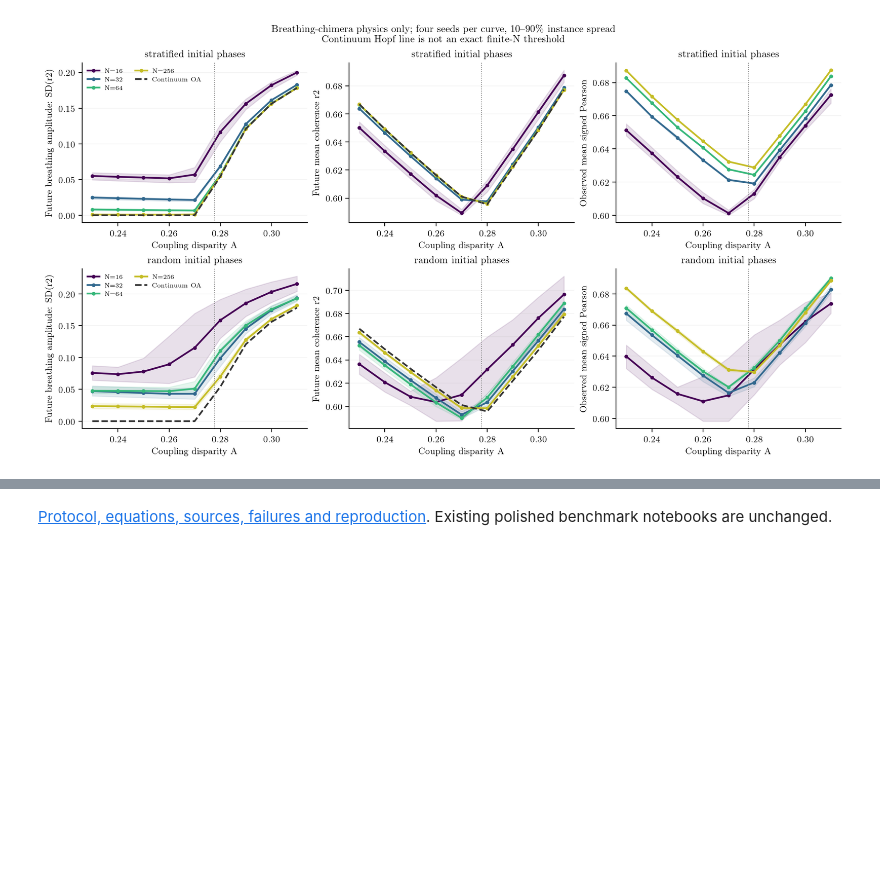
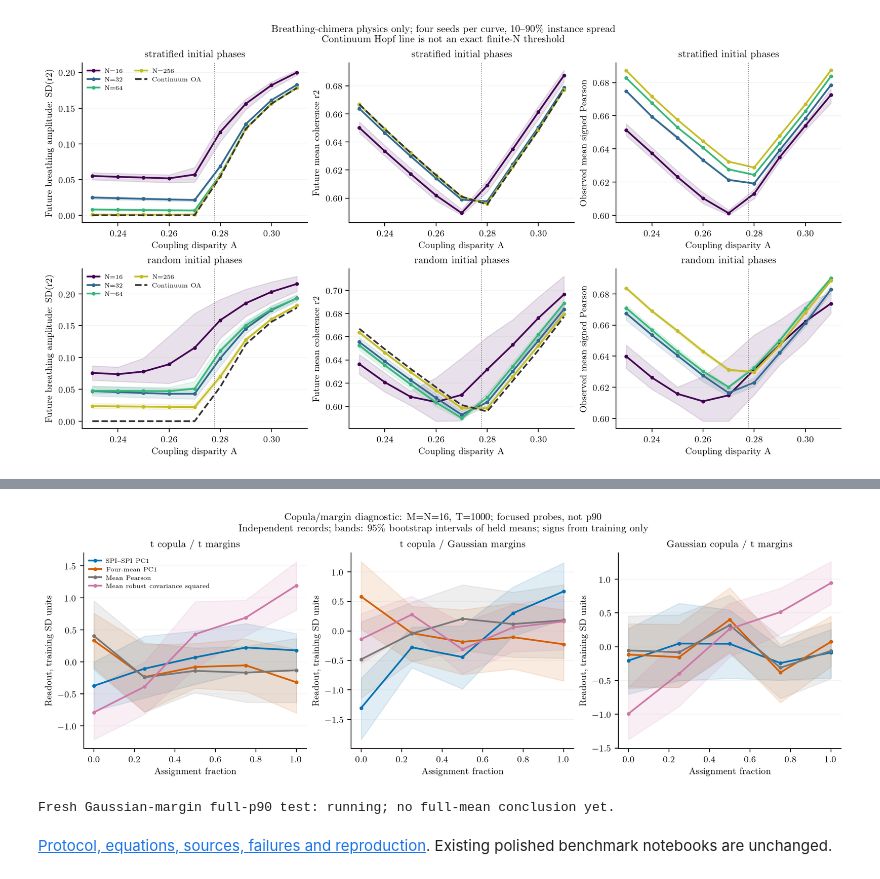
Before and after one commit to willedibam/mts-spi-study-cluster, a Jupyter notebook: notebooks/inference/dependence-character-transitions-261005.ipynb, the cells around one changed output, grey strips where cells are left out. Drawn from its saved outputs; the diff is of its cells as text; code cells hidden in the pictures; blank space fills up the shorter version.

Commit message:
Record copula margin diagnostic and fresh p90 follow-up

```diff
--- a/notebooks/inference/dependence-character-transitions-261005.ipynb
+++ b/notebooks/inference/dependence-character-transitions-261005.ipynb
@@ -119,2 +125,14 @@ show('chimera-physics/physics.png')
+# %%
+show('copula-margin-diagnostic.png')
+# %% [output]
+[figure, added]
+# %%
+if (RESULTS / 'normal-margin-p90/p90-tail-comparison.png').is_file():
+    show('normal-margin-p90/p90-tail-comparison.png')
+    display(pd.read_csv(RESULTS / 'normal-margin-p90/metrics.csv')[['method', 'n', 'held_abs_rho']].round(3))
+else:
+    print('Fresh Gaussian-margin full-p90 test: running; no full-mean conclusion yet.')
+# %% [output]
+Fresh Gaussian-margin full-p90 test: running; no full-mean conclusion yet.
 # %% [markdown]
 [Protocol, equations, sources, failures and reproduction](../../docs/research/order-parameter-benchmarks/dependence-transition-261005.md). Existing polished benchmark notebooks are unchanged.
```
Also changed, not shown: parts of 1 cell of this notebook, 1 other file.
